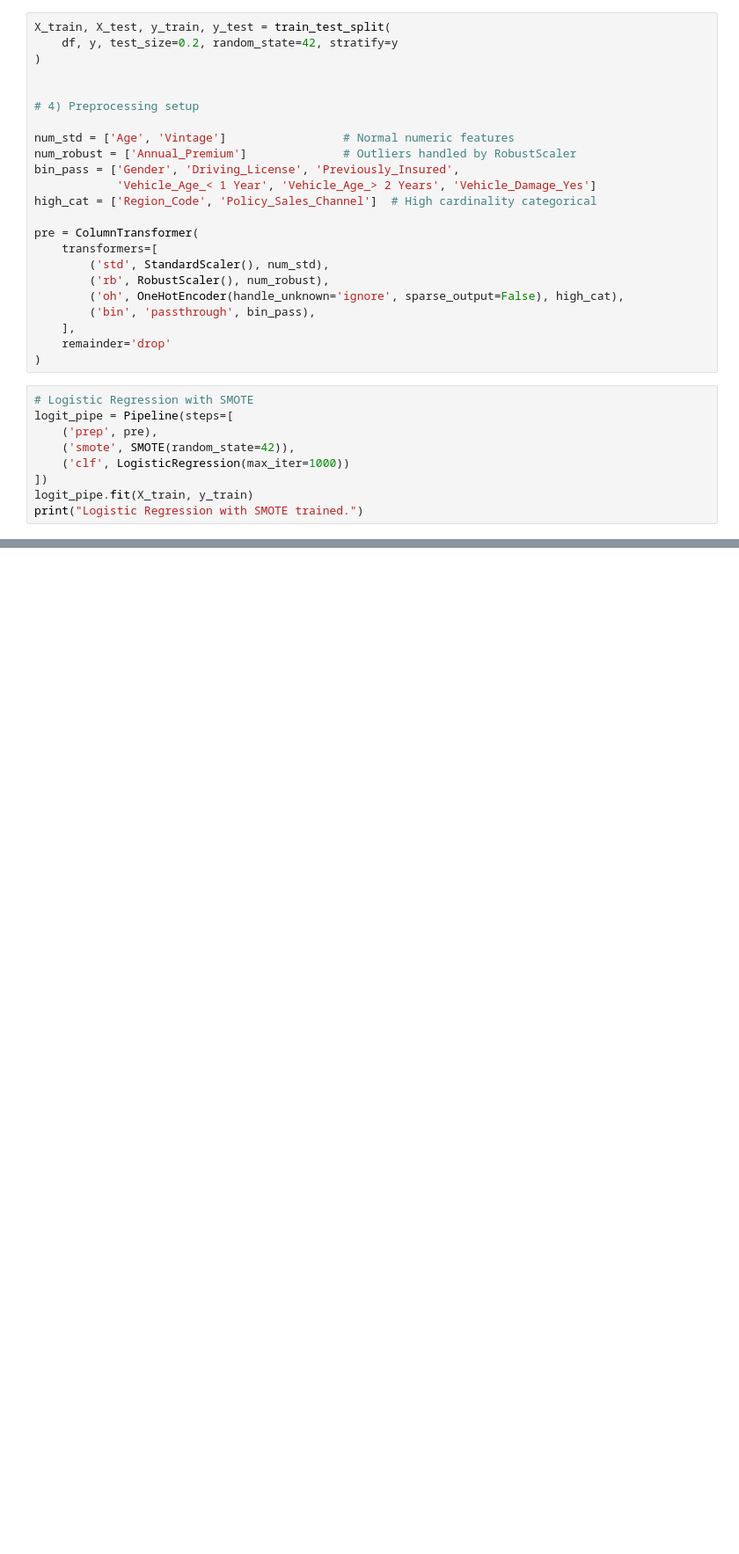
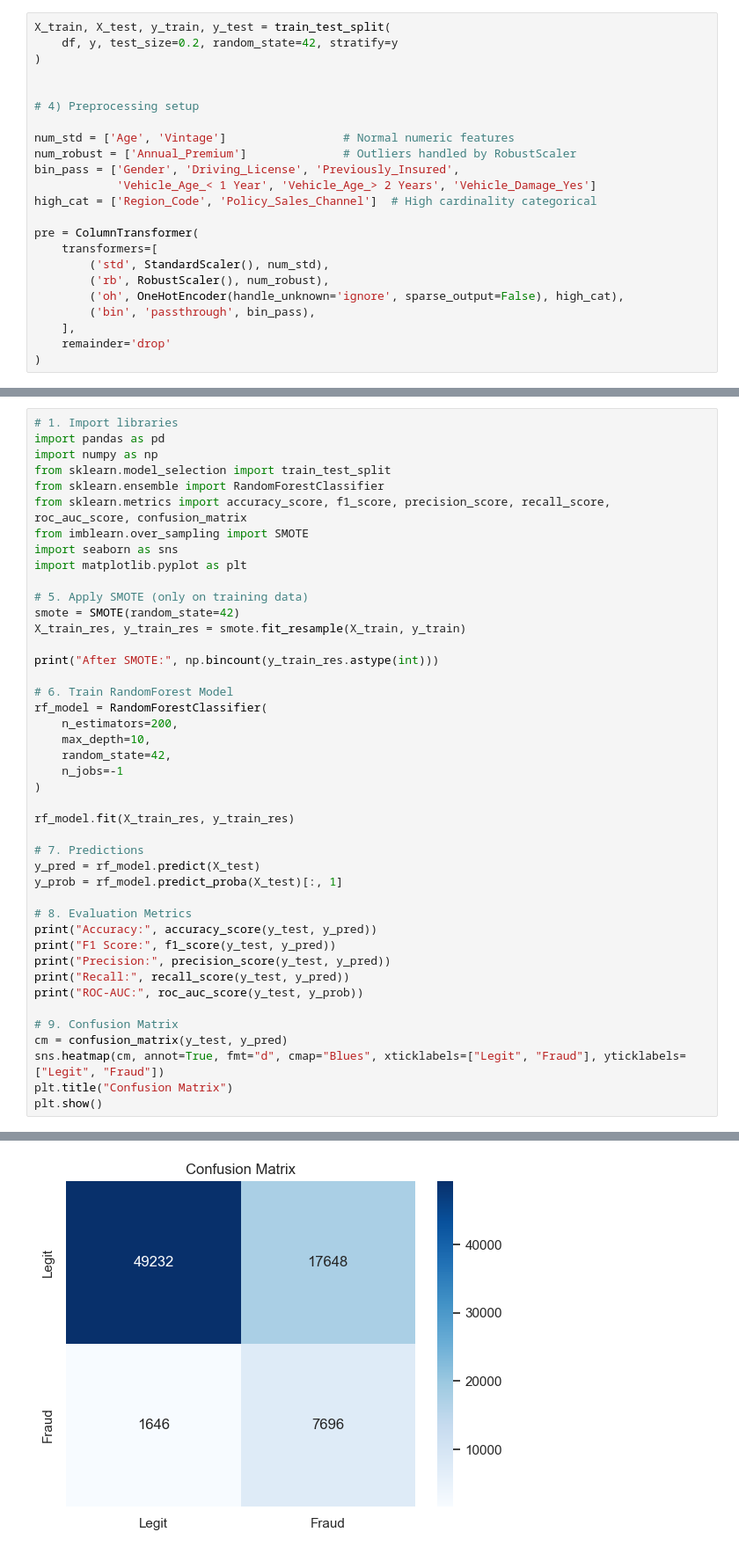
Before and after one commit to Abhi-rajput169/Vehicle-Insurance-MLops-Project, a Jupyter notebook: notebooks/experiment.ipynb, the cells around one changed output, grey strips where cells are left out. Shown at 88% size. Saved outputs shown, nothing was run; the diff lists cells and outputs as text; blank space fills up the shorter version.

```diff
--- a/notebooks/experiment.ipynb
+++ b/notebooks/experiment.ipynb
@@ -295,12 +295,3 @@ pre = ColumnTransformer(
     ],
     remainder='drop'
 )
-# %%
-# Logistic Regression with SMOTE
-logit_pipe = Pipeline(steps=[
-    ('prep', pre),
-    ('smote', SMOTE(random_state=42)),
-    ('clf', LogisticRegression(max_iter=1000))
-])
-logit_pipe.fit(X_train, y_train)
-print("Logistic Regression with SMOTE trained.")
@@ -337,0 +298,44 @@ Fitting 4 folds for each of 10 candidates, totalling 40 fits
+# %%
+# 1. Import libraries
+import pandas as pd
+import numpy as np
+from sklearn.model_selection import train_test_split
+from sklearn.ensemble import RandomForestClassifier
+from sklearn.metrics import accuracy_score, f1_score, precision_score, recall_score, roc_auc_score, confusion_matrix
+from imblearn.over_sampling import SMOTE
+import seaborn as sns
+import matplotlib.pyplot as plt
+
+# 5. Apply SMOTE (only on training data)
+smote = SMOTE(random_state=42)
+X_train_res, y_train_res = smote.fit_resample(X_train, y_train)
+
+print("After SMOTE:", np.bincount(y_train_res.astype(int)))
+
+# 6. Train RandomForest Model
+rf_model = RandomForestClassifier(
+    n_estimators=200,
+    max_depth=10,
+    random_state=42,
+    n_jobs=-1
+)
+
+rf_model.fit(X_train_res, y_train_res)
+
+# 7. Predictions
+y_pred = rf_model.predict(X_test)
+y_prob = rf_model.predict_proba(X_test)[:, 1]
+
+# 8. Evaluation Metrics
+print("Accuracy:", accuracy_score(y_test, y_pred))
+print("F1 Score:", f1_score(y_test, y_pred))
+print("Precision:", precision_score(y_test, y_pred))
+print("Recall:", recall_score(y_test, y_pred))
+print("ROC-AUC:", roc_auc_score(y_test, y_prob))
+
+# 9. Confusion Matrix
+cm = confusion_matrix(y_test, y_pred)
+sns.heatmap(cm, annot=True, fmt="d", cmap="Blues", xticklabels=["Legit", "Fraud"], yticklabels=["Legit", "Fraud"])
+plt.title("Confusion Matrix")
+plt.show()
+# %% [output]
@@ -337,0 +348 @@ Fitting 4 folds for each of 10 candidates, totalling 40 fits
+[figure, added]
```
Also changed, not shown: parts of 3 cells of this notebook, 5 other files.
